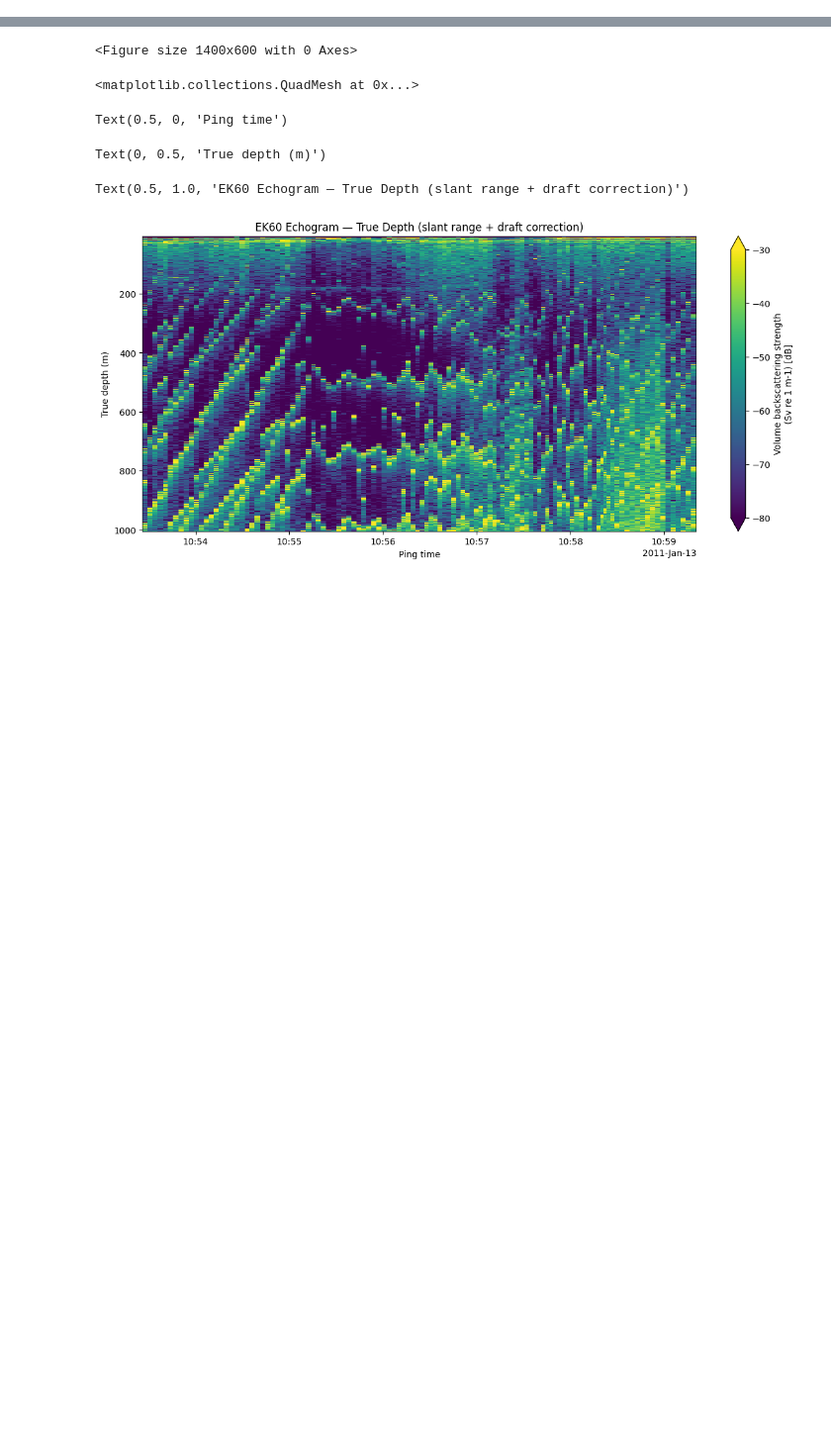
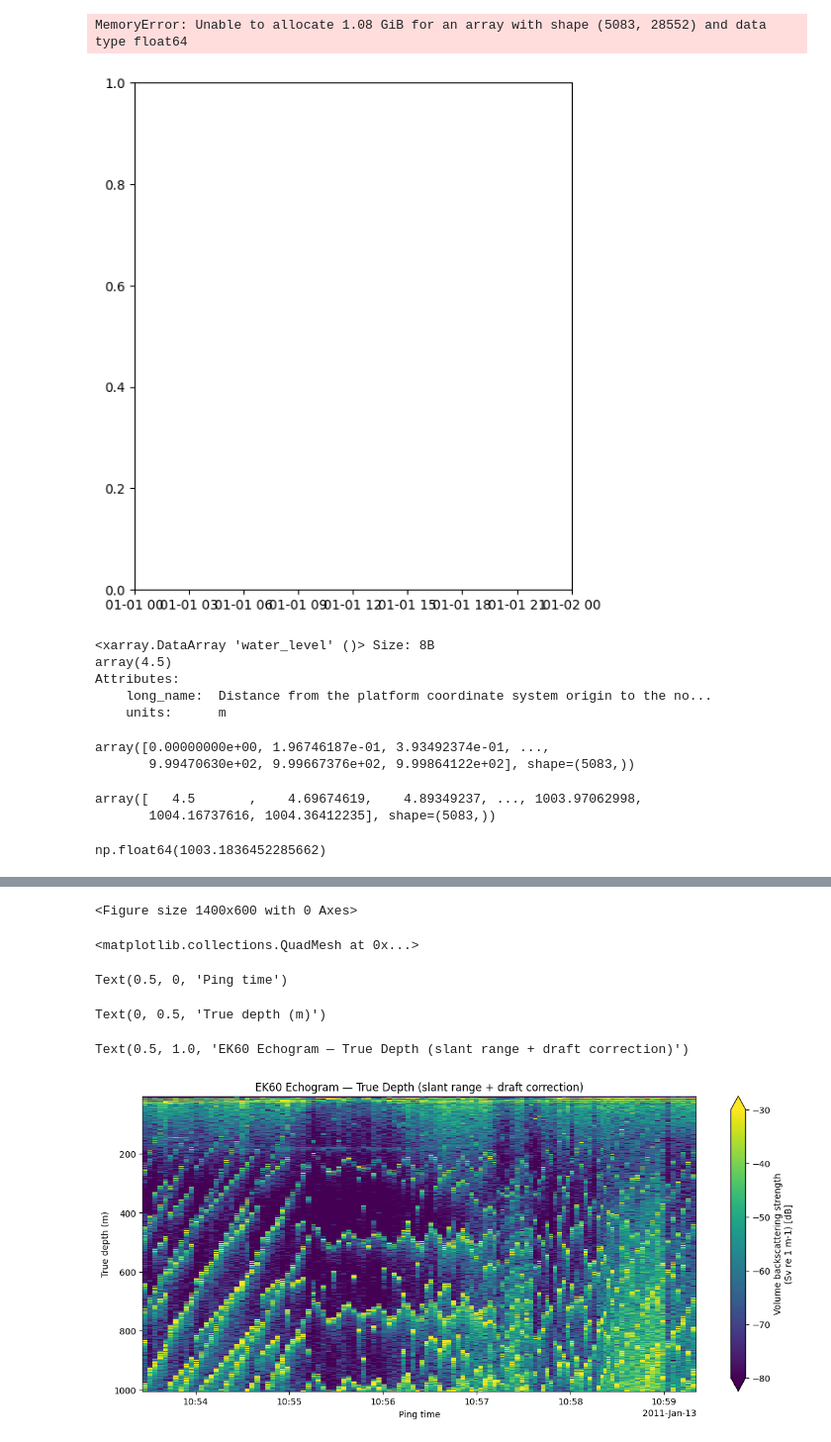
Before and after one commit to acabrer/oceanica, a Jupyter notebook: src/processing/raw_data_processing.ipynb, the cells around one changed output, grey strips where cells are left out. Shown at 99% size. Cells and saved outputs as stored; diff of their text form; code cells hidden in the pictures; blank space fills up the shorter version.

```diff
--- a/src/processing/raw_data_processing.ipynb
+++ b/src/processing/raw_data_processing.ipynb
@@ -25,0 +140,2 @@ ed_Sv = ep.consolidate.add_depth(ed_Sv)
+# %%
+ed_Sv = ep.consolidate.add_location(ed_Sv, ed_cons)
@@ -25,0 +144,12 @@ ed_Sv = ep.consolidate.add_depth(ed_Sv)
+# %%
+echogramPlot = ed_Sv["Sv"].sortby('ping_time').plot(
+    x="ping_time",
+    row="channel",
+    figsize=(6, 7),
+    vmin=-100,
+    vmax=-30,
+    cmap="jet",
+)
+# %% [output]
+MemoryError: Unable to allocate 1.08 GiB for an array with shape (5083, 28552) and data type float64
+[figure, added]
@@ -25,0 +160,40 @@ ed_Sv = ep.consolidate.add_depth(ed_Sv)
+# %%
+ed_Sv.water_level
+# %% [output]
+<xarray.DataArray 'water_level' ()> Size: 8B
+array(4.5)
+Attributes:
+    long_name:  Distance from the platform coordinate system origin to the no...
+    units:      m
+# %%
+bin_size = 1537.07958984 * 0.000256 / 2 #sound speed (m/s) and sample interval (s) = m/bin
+
+c = float(ed["Environment"]["sound_speed_indicative"].values[0, 0])
+
+dt = float(ed["Sonar/Beam_group1"]["sample_interval"].values[0, 0])
+
+transducer_depth = 4.5 #ed_Sv.water_level --> profunditat del transductor respecte la superfície
+nbins = ed_Sv.dims["range_sample"]
+
+range_real = (np.arange(nbins) * dt * c) / 2
+range_real
+
+depth_real = range_real + transducer_depth
+depth_real
+
+ed_Sv = ed_Sv.assign(
+    depth_real=("range_sample", depth_real)
+)
+# %% [output]
+array([0.00000000e+00, 1.96746187e-01, 3.93492374e-01, ...,
+       9.99470630e+02, 9.99667376e+02, 9.99864122e+02], shape=(5083,))
+array([   4.5       ,    4.69674619,    4.89349237, ..., 1003.97062998,
+       1004.16737616, 1004.36412235], shape=(5083,))
+# %%
+Sv = ed_Sv["Sv"].isel(channel=0)
+
+bottom_idx = Sv.argmax("range_sample")   # aproximació simple
+bottom_depth = depth_real[bottom_idx]
+bottom_depth.max()
+# %% [output]
+np.float64(1003.1836452285662)
```
Also changed, not shown: parts of 16 cells of this notebook, 2 other files.
